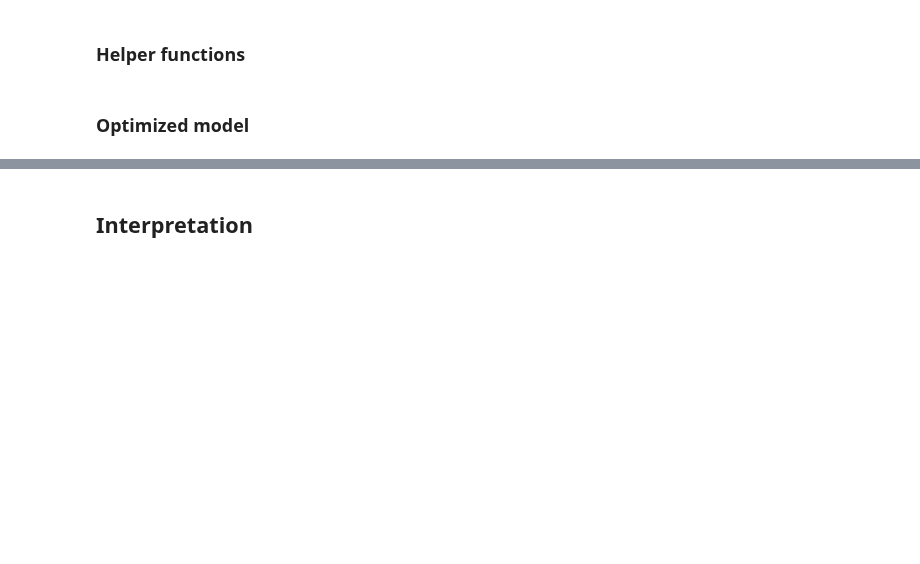
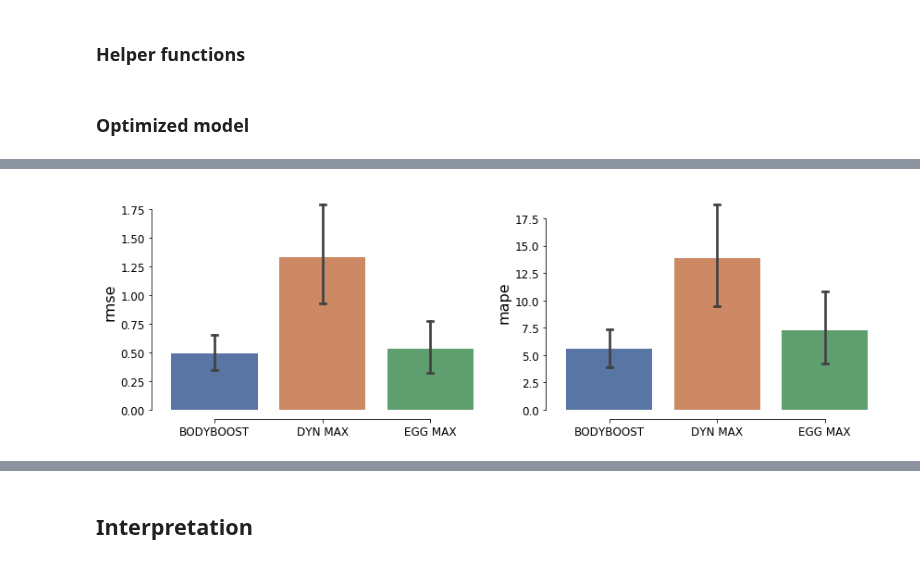
Before and after one commit to romainmartinez/synchro, a Jupyter notebook: synchro.ipynb, the cells around one changed output, grey strips where cells are left out. Saved outputs shown, nothing was run; the diff lists cells and outputs as text; code cells hidden in the pictures; blank space fills up the shorter version.

```diff
--- a/synchro.ipynb
+++ b/synchro.ipynb
@@ -318,0 +331,10 @@ Will train until validation_1-rmse hasn't improved in 50 rounds.
+# %%
+fig, ax = plt.subplots(ncols=2, figsize=(12, 4))
+palette = 'deep'
+sns.barplot(x='test', y='rmse', data=evaluation, capsize=0.05, ax=ax[0], palette=palette)
+sns.barplot(x='test', y='mape', data=evaluation, capsize=0.05, ax=ax[1], palette=palette)
+ax[0].set_xlabel('')
+ax[1].set_xlabel('')
+show()
+# %% [output]
+[figure, added]
```
Also changed, not shown: parts of 16 cells of this notebook, 12 other files.
